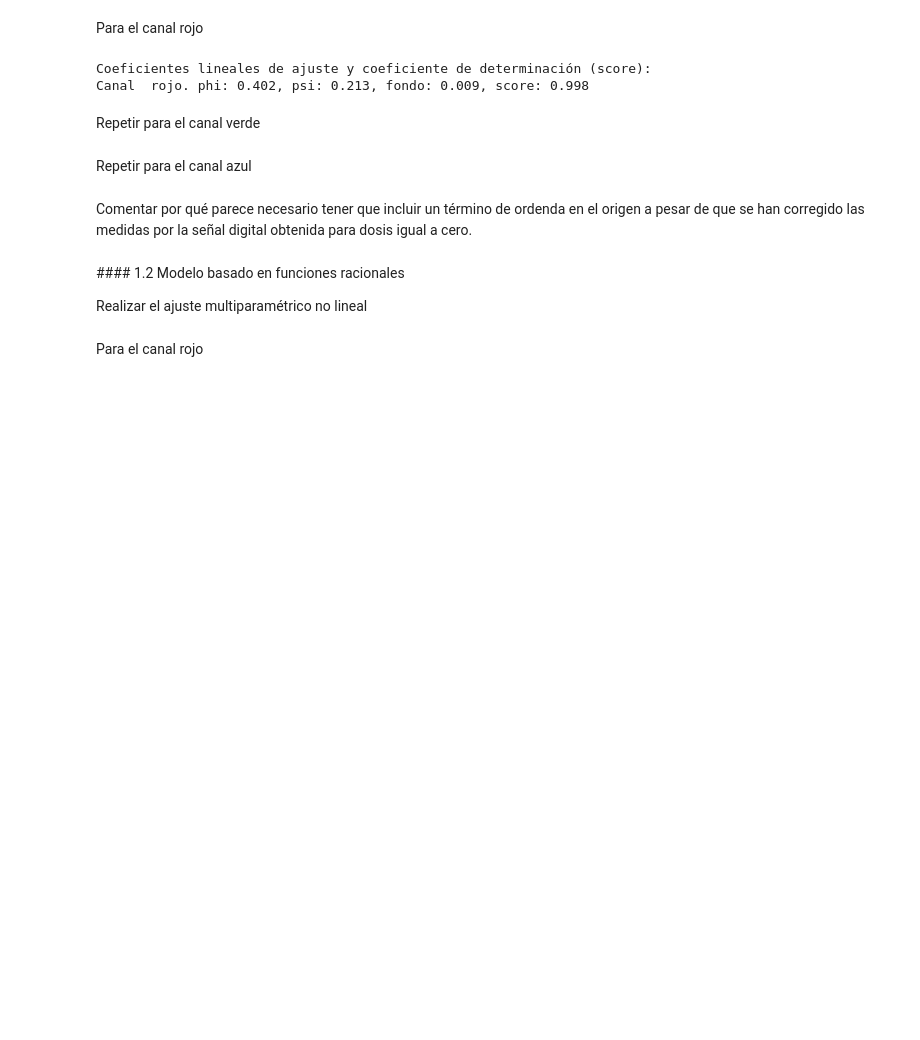
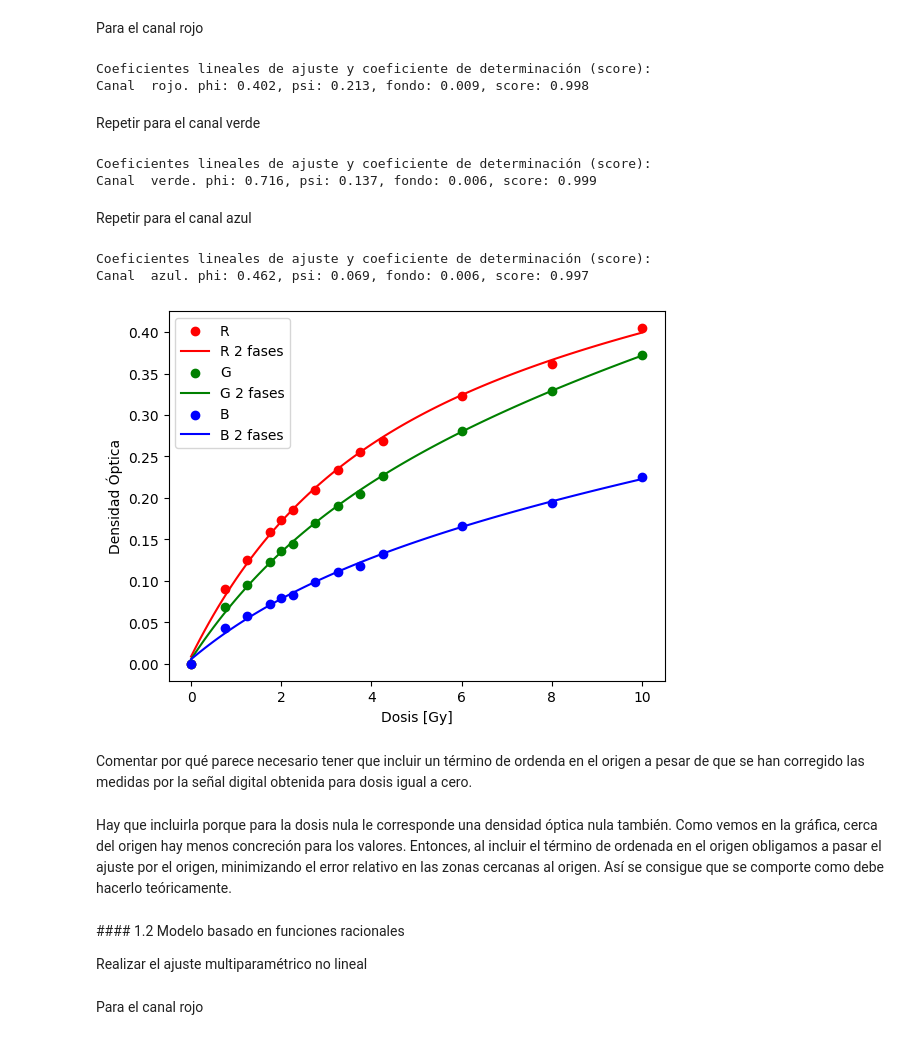
Before and after one commit to SofiBelmon/Practica1_radioterapia, a Jupyter notebook: Enunciados/ComparacionDistribucionesDosis/DistribucionesDosisIndiceGammaPropuesta.ipynb, the cells around one changed output. Saved outputs shown, nothing was run; the diff lists cells and outputs as text; code cells hidden in the pictures; blank space fills up the shorter version.

```diff
--- a/Enunciados/ComparacionDistribucionesDosis/DistribucionesDosisIndiceGammaPropuesta.ipynb
+++ b/Enunciados/ComparacionDistribucionesDosis/DistribucionesDosisIndiceGammaPropuesta.ipynb
@@ -234,19 +234,43 @@ Repetir para el canal verde
 # - Definir el vector de valores dependientes y = densidad óptica neta - #
 y_G = caldf.dG.values
 # - Definir la matriz de valores independientes X. Cada columna de X corresponde a un vector que resulta de aplicar la función correspondiente al canal de color y a una fase - #
+D = caldf.D
+X_G = np.array([satGBrf(D),satbf(D)]).transpose()
+# - Definir un objeto regressor a partir de la función LiearRegression: ajustar los datos (X, y), obtener los coeficientes de ajuste incluida la ordenada en el origen y las estadísitcas de ajuste
+G_regressor = LinearRegression()
+G_regressor.fit(X_G, y_G)
 
-# - Definir un objeto regressor a partir de la función LiearRegression: ajustar los datos (X, y), obtener los coeficientes de ajuste incluida la ordenada en el origen y las estadísitcas de ajuste
-
+G_phi = G_regressor.coef_[0]
+G_psi = G_regressor.coef_[1]
+dG0 = G_regressor.intercept_
+G_score = G_regressor.score(X_G, y_G)
 # - Mostrar los parámetros de ajuste y el coeficiente de determinación.
+print('Coeficientes lineales de ajuste y coeficiente de determinación (score):')
+print(r'Canal  verde. phi: %.3f, psi: %.3f, fondo: %.3f, score: %.3f'%(G_phi, G_psi, dG0, G_score))
+# %% [output]
+Coeficientes lineales de ajuste y coeficiente de determinación (score):
+Canal  verde. phi: 0.716, psi: 0.137, fondo: 0.006, score: 0.999
 # %% [markdown]
 Repetir para el canal azul
 # %%
 # - Definir el vector de valores dependientes y = densidad óptica neta - #
+y_B = caldf.dB.values
+# - Definir la matriz de valores independientes X. Cada columna de X corresponde a un vector que resulta de aplicar la función correspondiente al canal de color y a una fase - #
+D = caldf.D
+X_B = np.array([satGBrf(D),satbf(D)]).transpose()
+# - Definir un objeto regressor a partir de la función LiearRegression: ajustar los datos (X, y), obtener los coeficientes de ajuste incluida la ordenada en el origen y las estadísitcas de ajuste
+B_regressor = LinearRegression()
+B_regressor.fit(X_B, y_B)
 
-# - Definir la matriz de valores independientes X. Cada columna de X corresponde a un vector que resulta de aplicar la función correspondiente al canal de color y a una fase - #
-
-# - Definir un objeto regressor a partir de la función LiearRegression: ajustar los datos (X, y), obtener los coeficientes de ajuste incluida la ordenada en el origen y las estadísitcas de ajuste
-
+B_phi = B_regressor.coef_[0]
+B_psi = B_regressor.coef_[1]
+dB0 = B_regressor.intercept_
+B_score = B_regressor.score(X_B, y_B)
 # - Mostrar los parámetros de ajuste y el coeficiente de determinación.
+print('Coeficientes lineales de ajuste y coeficiente de determinación (score):')
+print(r'Canal  azul. phi: %.3f, psi: %.3f, fondo: %.3f, score: %.3f'%(B_phi, B_psi, dB0, B_score))
+# %% [output]
+Coeficientes lineales de ajuste y coeficiente de determinación (score):
+Canal  azul. phi: 0.462, psi: 0.069, fondo: 0.006, score: 0.997
 # %%
 # - Importar el módulo de gráficos matplotlib.pyplot con el alias plt - #
@@ -253,18 +278,26 @@ Repetir para el canal azul
 # %%
 # - Hacer una gráfica de la densidad óptica en función de la dosis en la que se muestren las medidas y su ajuste - #
 D = caldf.D
 Dg = np.arange(0,10.1,0.1) # vector de Dosis con mayor resolución para el gráfico
 fig, ax = plt.subplots()
 ax.scatter(D, caldf.dR, color='r', marker='o', label='R')
 ax.plot(Dg, R2phf(Dg, *R_regressor.coef_) + R_regressor.intercept_, 'r-', label='R 2 fases')
 # - Añadir el código para el canal verde - #
+ax.scatter(D, caldf.dG, color='g', marker='o', label='G')
+ax.plot(Dg, GB2phf(Dg, *G_regressor.coef_) + G_regressor.intercept_, 'g-', label='G 2 fases')
 # - Añadir el código apra canal azul - #
+ax.scatter(D, caldf.dB, color='b', marker='o', label='B')
+ax.plot(Dg, GB2phf(Dg, *B_regressor.coef_) + B_regressor.intercept_, 'b-', label='B 2 fases')
 ax.set_xlabel('Dosis [Gy]')
 ax.set_ylabel('Densidad Óptica')
 ax.legend(loc='upper left')
 plt.show()
+# %% [output]
+[figure, added]
 # %% [markdown]
 Comentar por qué parece necesario tener que incluir un término de ordenda en el origen a pesar de que se han corregido las medidas por la señal digital obtenida para dosis igual a cero.
+# %% [markdown]
+Hay que incluirla porque para la dosis nula le corresponde una densidad óptica nula también. Como vemos en la gráfica, cerca del origen hay menos concreción para los valores. Entonces, al incluir el término de ordenada en el origen obligamos a pasar el ajuste por el origen, minimizando el error relativo en las zonas cercanas al origen. Así se consigue que se comporte como debe hacerlo teóricamente.
 # %% [markdown]
 #### 1.2 Modelo basado en funciones racionales
 
```
Also changed, not shown: parts of 9 cells of this notebook.
